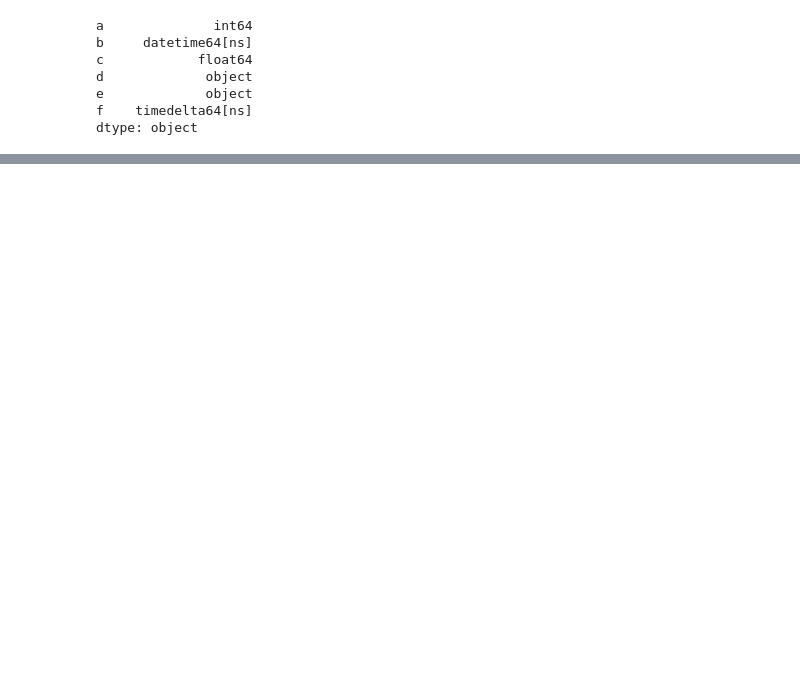
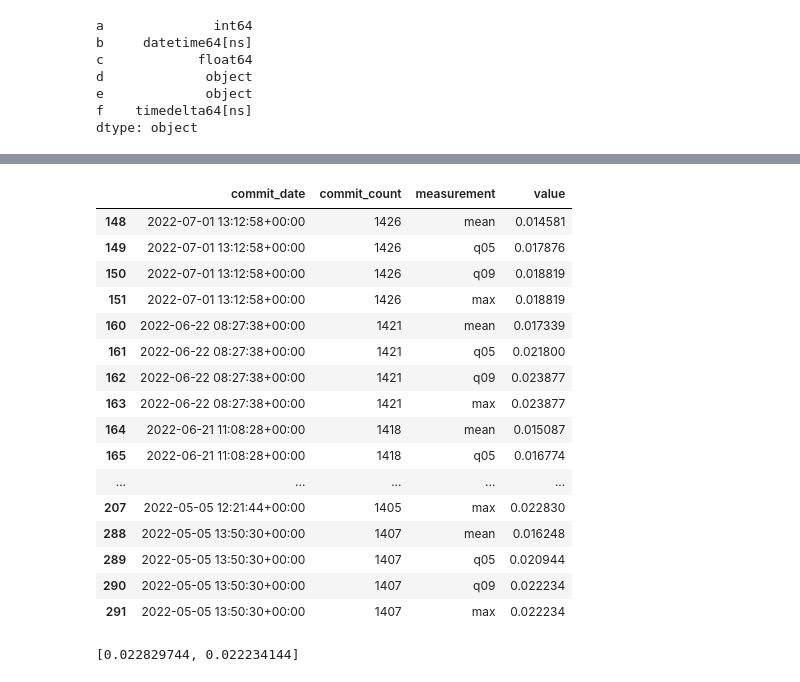
Before and after one commit to getsentry/test-factory-utils, a Jupyter notebook: table_visualisation.ipynb, the cells around one changed output, grey strips where cells are left out. Cells and saved outputs as stored; diff of their text form; code cells hidden in the pictures; blank space fills up the shorter version.

```diff
--- a/table_visualisation.ipynb
+++ b/table_visualisation.ipynb
@@ -139,0 +133,27 @@ df3
+# %%
+
+cpu_usage = get_cpu_usage()
+
+cpu_usage
+# %% [output]
+|  | commit_date | commit_count | measurement | value |
+| 148 | 2022-07-01 13:12:58+00:00 | 1426 | mean | 0.014581 |
+| 149 | 2022-07-01 13:12:58+00:00 | 1426 | q05 | 0.017876 |
+| 150 | 2022-07-01 13:12:58+00:00 | 1426 | q09 | 0.018819 |
+| 151 | 2022-07-01 13:12:58+00:00 | 1426 | max | 0.018819 |
+| 160 | 2022-06-22 08:27:38+00:00 | 1421 | mean | 0.017339 |
+| 161 | 2022-06-22 08:27:38+00:00 | 1421 | q05 | 0.021800 |
+| 162 | 2022-06-22 08:27:38+00:00 | 1421 | q09 | 0.023877 |
+| 163 | 2022-06-22 08:27:38+00:00 | 1421 | max | 0.023877 |
+| 164 | 2022-06-21 11:08:28+00:00 | 1418 | mean | 0.015087 |
+| 165 | 2022-06-21 11:08:28+00:00 | 1418 | q05 | 0.016774 |
+| ... | ... | ... | ... | ... |
+| 207 | 2022-05-05 12:21:44+00:00 | 1405 | max | 0.022830 |
+| 288 | 2022-05-05 13:50:30+00:00 | 1407 | mean | 0.016248 |
+| 289 | 2022-05-05 13:50:30+00:00 | 1407 | q05 | 0.020944 |
+| 290 | 2022-05-05 13:50:30+00:00 | 1407 | q09 | 0.022234 |
+| 291 | 2022-05-05 13:50:30+00:00 | 1407 | max | 0.022234 |
+# %%
+cpu_usage[cpu_usage['measurement'].isin(['max'])].tail(2)['value'].tolist()
+# %% [output]
+[0.022829744, 0.022234144]
```
Also changed, not shown: parts of 5 cells of this notebook, 1 other file.
